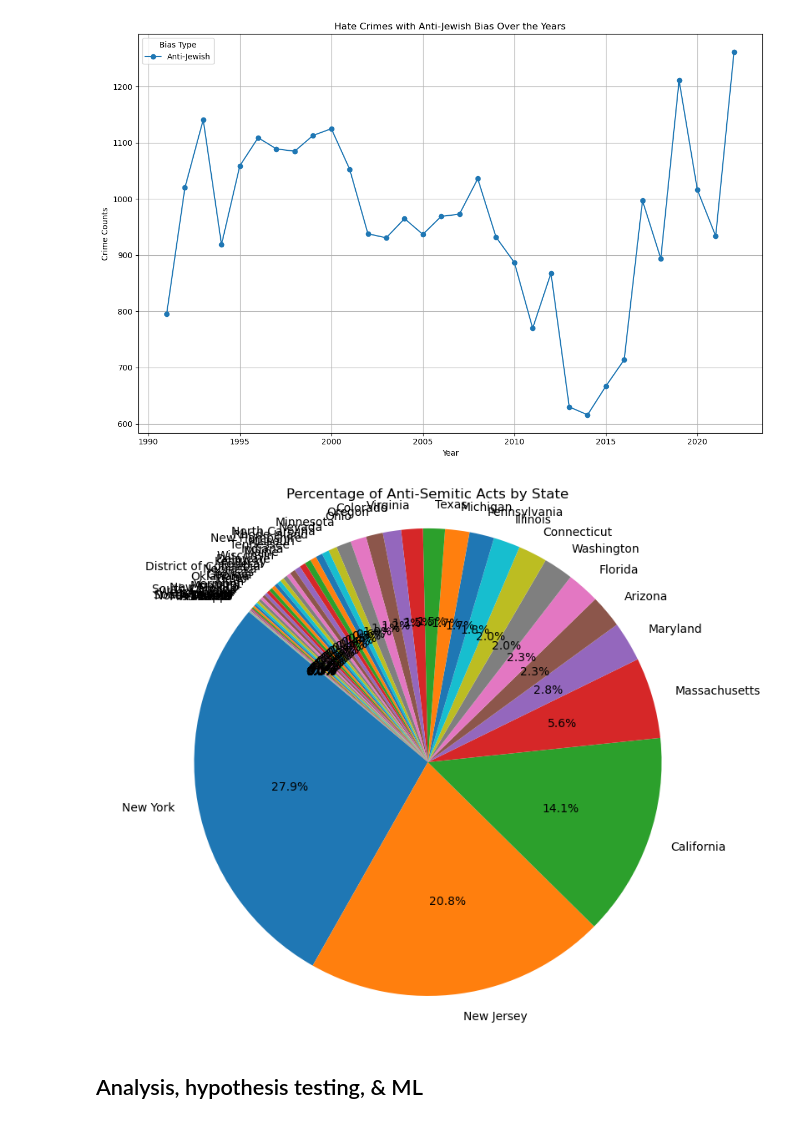
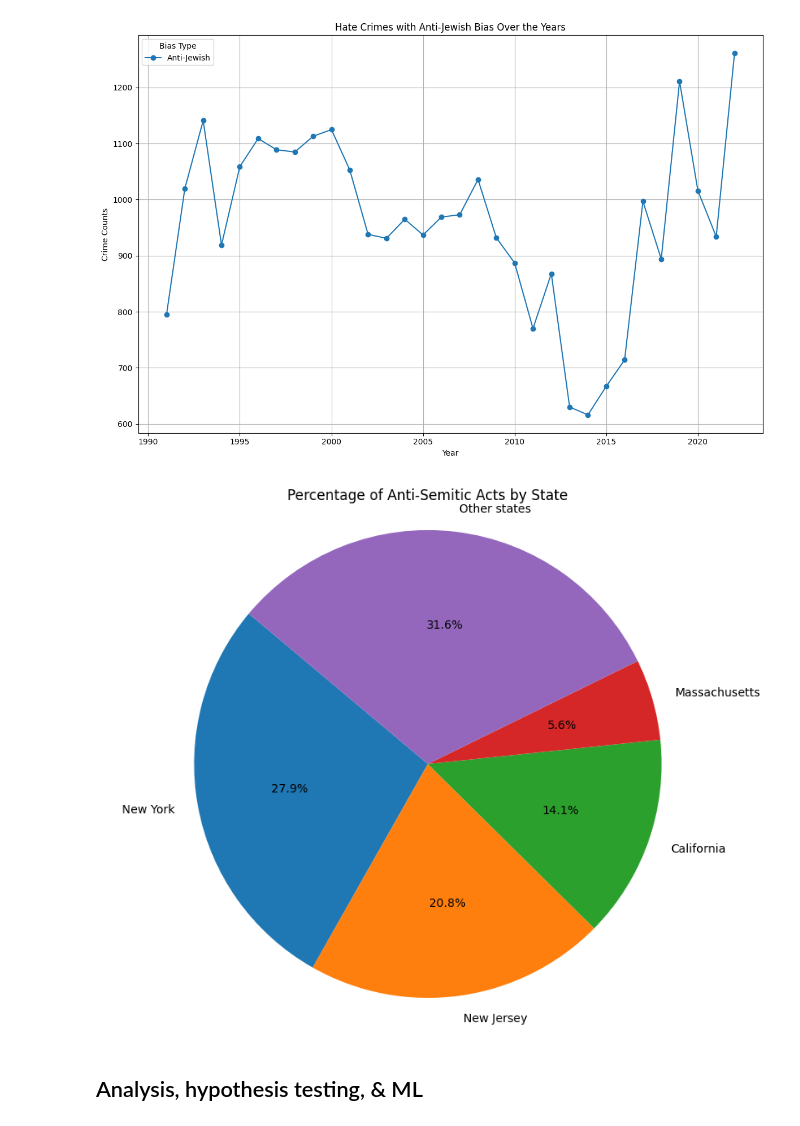
Before and after one commit to e-sider/cmsc320-final, a Jupyter notebook: newer_final_tutorial.ipynb, the cells around one changed output. Cells and saved outputs as stored; diff of their text form; code cells hidden in the pictures.

Commit message:
updated graphs, using newer

```diff
--- a/newer_final_tutorial.ipynb
+++ b/newer_final_tutorial.ipynb
@@ -224,21 +221,27 @@ plt.show()
 # %% [output]
 [figure]
 # %%
-#per state
-anti_semitic_data = only_relevant[all_data['bias_desc'] == 'Anti-Jewish']
+# Calculate the percentage of anti-Semitic acts by state
+percentage_per_state = (anti_semitic_data['state_name'].value_counts() / len(anti_semitic_data)) * 100
 
-# Group the filtered data by state and count the number of incidents in each state
-antisemitic_per_state = anti_semitic_data['state_name'].value_counts()
+# Group states with less than 5% of the total anti-Semitic acts into "Other states"
+other_states_threshold = 5
+main_states = percentage_per_state[percentage_per_state >= other_states_threshold]
+other_states = percentage_per_state[percentage_per_state < other_states_threshold]
+other_states_combined = pd.Series([other_states.sum()], index=['Other states'])
+
+# Combine main states and other states
+final_percentage_per_state = pd.concat([main_states, other_states_combined])
 
 # Plotting
 plt.figure(figsize=(10, 8))
-antisemitic_per_state.plot(kind='pie', autopct='%1.1f%%', startangle=140)
+final_percentage_per_state.plot(kind='pie', autopct='%1.1f%%', startangle=140)
 plt.title('Percentage of Anti-Semitic Acts by State')
 plt.ylabel('')  # Remove the y-label
 plt.axis('equal')  # Equal aspect ratio ensures that pie is drawn as a circle
 plt.show()
 # %% [output]
-[figure, old version]
+[figure, new version]
 # %% [markdown]
 ## Analysis, hypothesis testing, & ML
 # %% [markdown]
```
Also changed, not shown: parts of 6 cells of this notebook.
